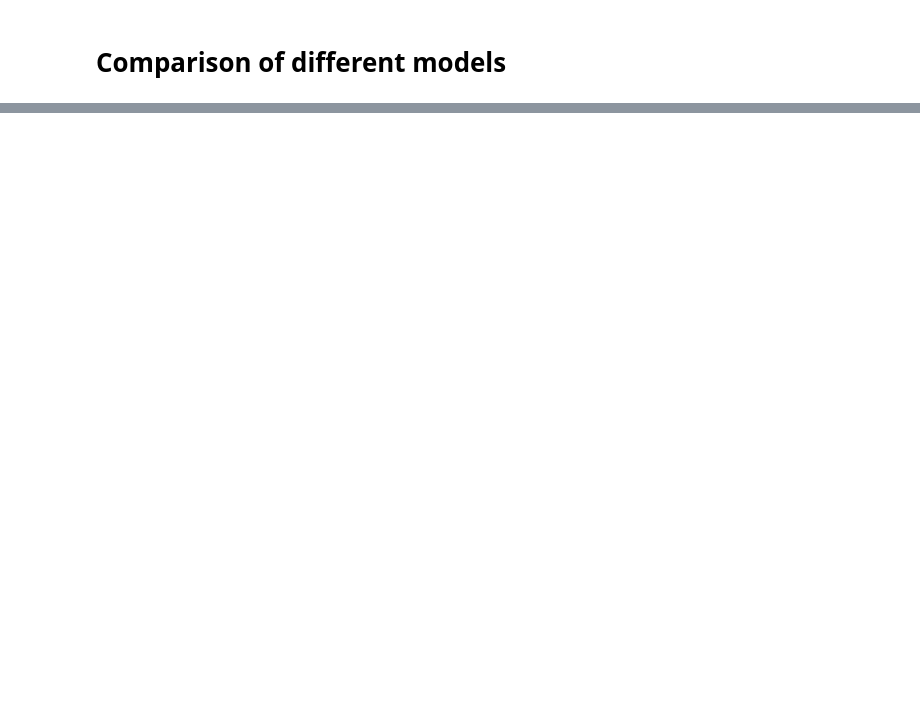
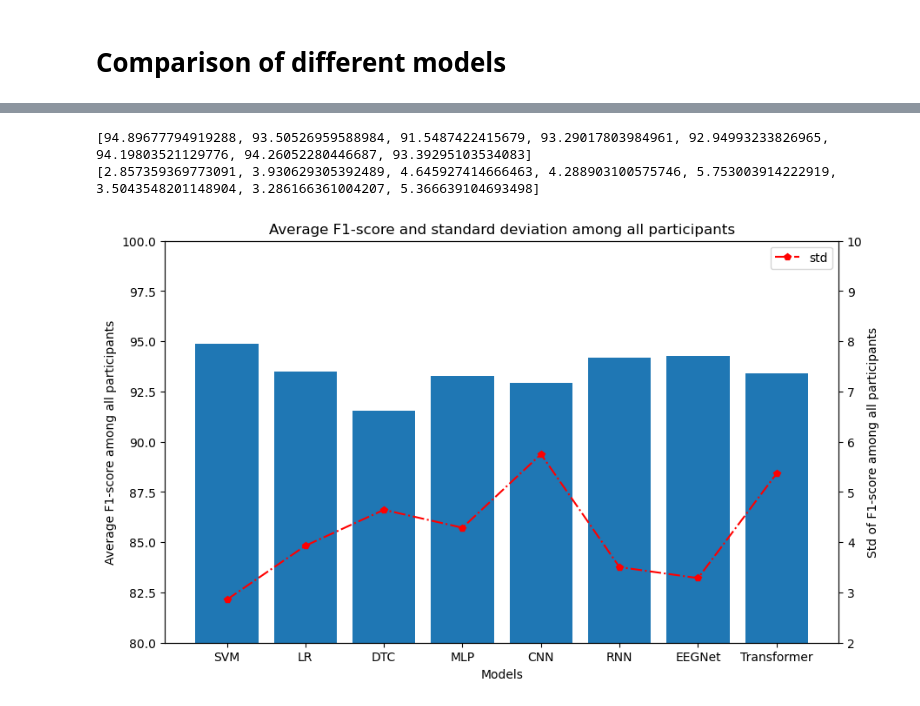
Before and after one commit to Herobrinelth/Focused-emotion-recognition-based-on-EEG-and-eye-movement-signals, a Jupyter notebook: Experiment.ipynb, the cells around one changed output, grey strips where cells are left out. Drawn from its saved outputs; the diff is of its cells as text; code cells hidden in the pictures; blank space fills up the shorter version.

```diff
--- a/Experiment.ipynb
+++ b/Experiment.ipynb
@@ -608,0 +741,24 @@ fig.show()
+# %%
+average = [np.mean(f1_tests_SVM), np.mean(f1_tests_LR), np.mean(f1_tests_DTC),
+           np.mean(f1_tests_MLP), np.mean(f1_tests_CNN), np.mean(f1_tests_RNN), np.mean(f1_tests_EEGNet), np.mean(f1_tests_Transformer)]
+std = [np.std(f1_tests_SVM), np.std(f1_tests_LR), np.std(f1_tests_DTC),
+       np.std(f1_tests_MLP), np.std(f1_tests_CNN), np.std(f1_tests_RNN), np.std(f1_tests_EEGNet), np.std(f1_tests_Transformer)]
+models = ['SVM','LR','DTC','MLP','CNN','RNN','EEGNet','Transformer']
+print(average)
+print(std)
+fig, ax1 = plt.subplots(figsize = (10,6))
+ax1.bar(models, average)
+ax1.set_xlabel('Models')
+ax1.set_ylabel('Average F1-score among all participants')
+ax1.set_ybound(80, 100)
+ax2 = ax1.twinx()
+ax2.plot(models, std, '-.p', color = 'red')
+ax2.set_ylabel('Std of F1-score among all participants')
+ax2.set_ybound(2.0, 10.0)
+plt.title("Average F1-score and standard deviation among all participants")
+plt.legend(['std'])
+fig.show()
+# %% [output]
+[94.89677794919288, 93.50526959588984, 91.5487422415679, 93.29017803984961, 92.94993233826965, 94.19803521129776, 94.26052280446687, 93.39295103534083]
+[2.857359369773091, 3.930629305392489, 4.645927414666463, 4.288903100575746, 5.753003914222919, 3.5043548201148904, 3.286166361004207, 5.366639104693498]
+[figure, added]
```
Also changed, not shown: parts of 14 cells of this notebook.
